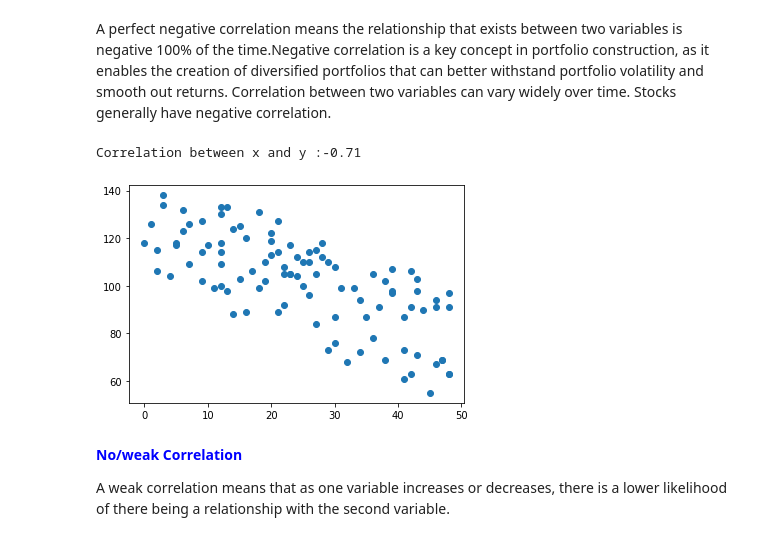
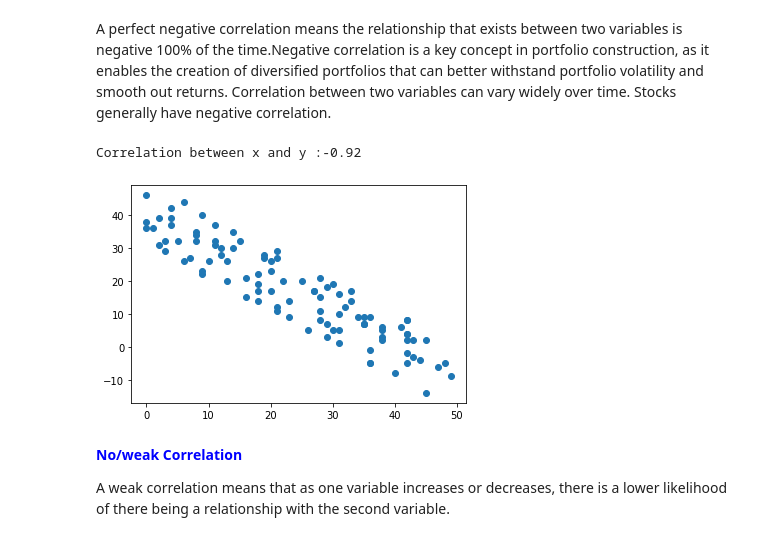
Before and after one commit to SivaLokam/supervisedlearning, a Jupyter notebook: Tutorials/Regression Tutorial.ipynb, the cells around one changed output. Cells and saved outputs as stored; diff of their text form; code cells hidden in the pictures.

```diff
--- a/Tutorials/Regression Tutorial.ipynb
+++ b/Tutorials/Regression Tutorial.ipynb
@@ -48,14 +45,14 @@ A perfect negative correlation means the relationship that exists between two va
 # %%
 nc_df = pd.DataFrame()
 nc_df['x'] = np.random.randint(0,50,100)
-nc_df['y'] = 100 - nc_df['x'] + np.random.randint(0,50,100)
+nc_df['y'] = 50 - nc_df['x'] - np.random.randint(0,20,100)
 corr = nc_df['x'].corr(nc_df['y'])
 print(f"Correlation between x and y :{round(corr,2)}")
 plt.scatter(nc_df['x'],nc_df['y'])
 plt.show()
 # %% [output]
-Correlation between x and y :-0.71
+Correlation between x and y :-0.92
-[figure, old version]
+[figure, new version]
 # %% [markdown]
 <span style="color:blue;font-weight:bold"> No/weak Correlation </span>
 
```
Also changed, not shown: parts of 12 cells of this notebook, 2 other files.
